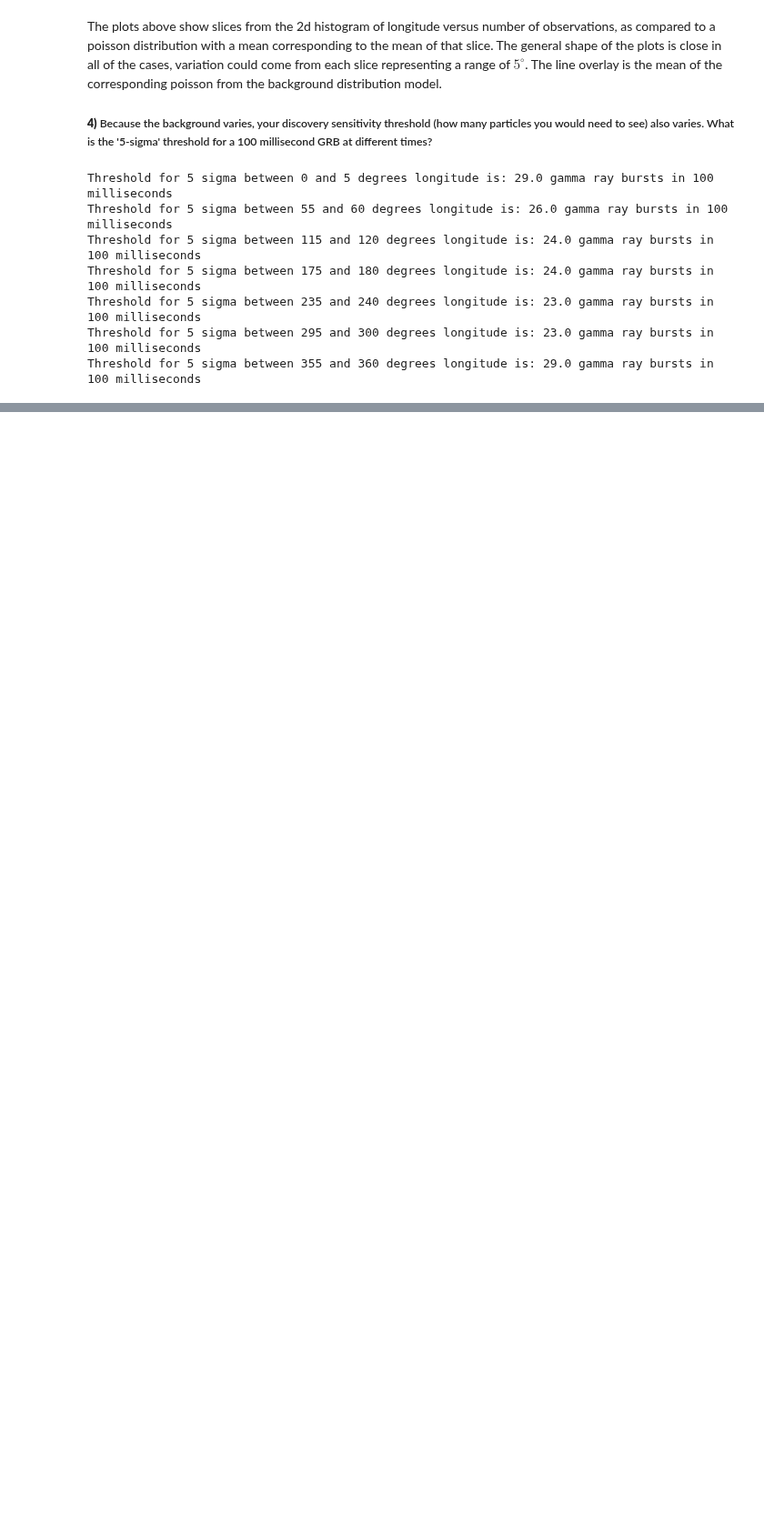
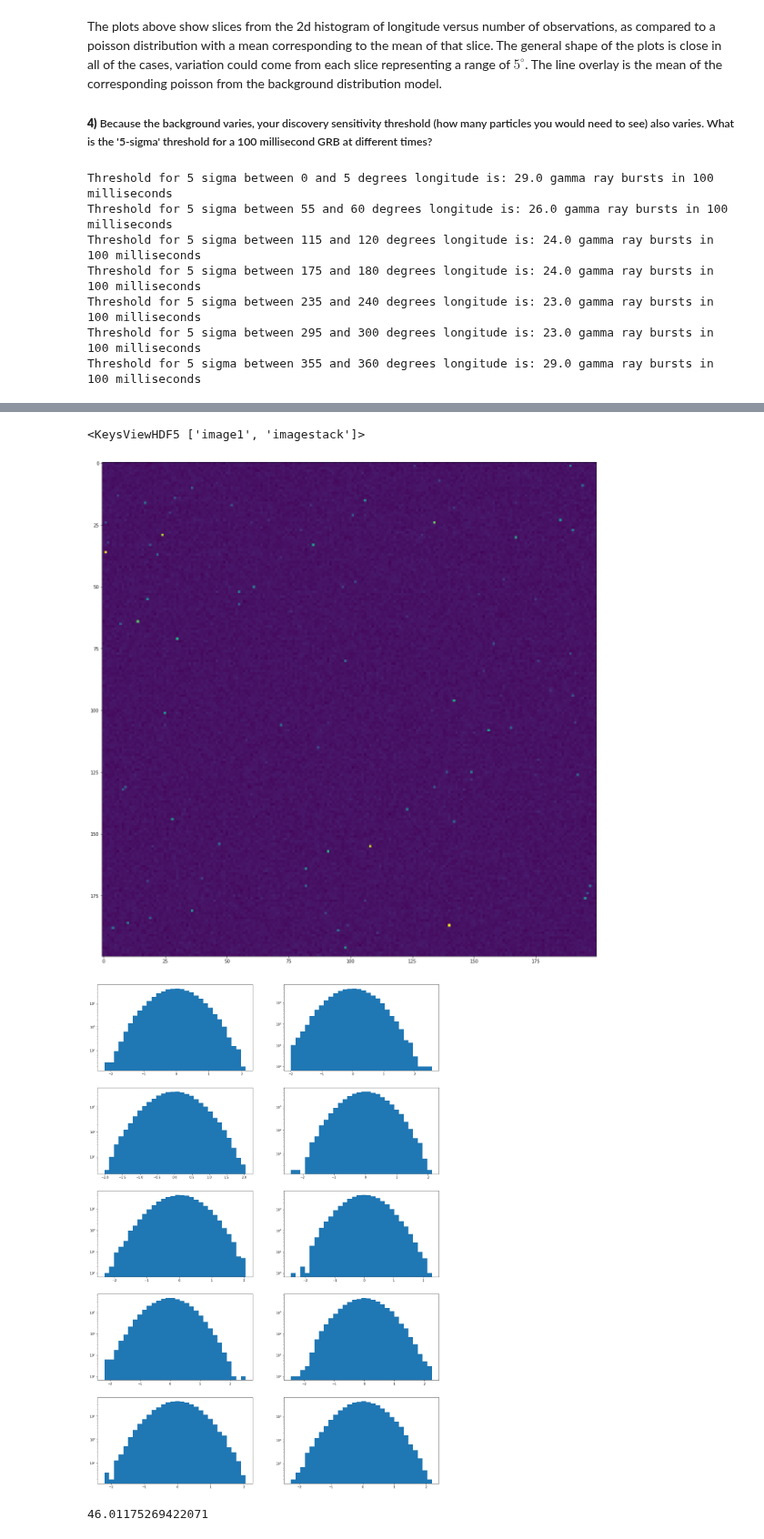
Before and after one commit to jeff-abe/PHYS434, a Jupyter notebook: Lab4.ipynb, the cells around one changed output, grey strips where cells are left out. Shown at 91% size. Saved outputs shown, nothing was run; the diff lists cells and outputs as text; code cells hidden in the pictures; blank space fills up the shorter version.

```diff
--- a/Lab4.ipynb
+++ b/Lab4.ipynb
@@ -190,0 +194,64 @@ Looking for transient signal
+# %%
+hf = h5py.File('images.h5', 'r')
+hf.keys()
+# %% [output]
+<KeysViewHDF5 ['image1', 'imagestack']>
+# %%
+images = np.array(hf.get('imagestack'))
+hf.close()
+# %%
+fig1, ax = plt.subplots(1,1)
+fig2, ((ax1,ax2),(ax3,ax4),(ax5,ax6),(ax7,ax8),(ax9,ax10)) = plt.subplots(5,2)
+np.shape(images)
+mean = images.sum(axis = 2)/10
+highlight = np.zeros((200,200))
+highlight[61,163] = 45
+ax.imshow(images[:,:,1])
+
+
+n = 0
+ax1.hist(np.reshape(images[:,:,n]-mean,40000), bins = 30)
+ax1.set_yscale('log')
+
+n = 1
+ax2.hist(np.reshape(images[:,:,n]-mean,40000), bins = 30)
+ax2.set_yscale('log')
+
+n = 2
+ax3.hist(np.reshape(images[:,:,n]-mean,40000), bins = 30)
+ax3.set_yscale('log')
+
+n = 3
+ax4.hist(np.reshape(images[:,:,n]-mean,40000), bins = 30)
+ax4.set_yscale('log')
+
+n = 4
+ax5.hist(np.reshape(images[:,:,n]-mean,40000), bins = 30)
+ax5.set_yscale('log')
+
+n=5
+ax6.hist(np.reshape(images[:,:,n]-mean,40000), bins = 30)
+ax6.set_yscale('log')
+
+n=6
+ax7.hist(np.reshape(images[:,:,n]-mean,40000), bins = 30)
+ax7.set_yscale('log')
+
+n=7
+ax8.hist(np.reshape(images[:,:,n]-mean,40000), bins = 30)
+ax8.set_yscale('log')
+
+n=8
+ax9.hist(np.reshape(images[:,:,n]-mean,40000), bins = 30)
+ax9.set_yscale('log')
+
+n=9
+ax10.hist(np.reshape(images[:,:,n]-mean,40000), bins = 30)
+ax10.set_yscale('log')
+
+plt.show()
+np.max(images[:,:,0])
+# %% [output]
+[figure, added]
+[figure, added]
+46.01175269422071
```
Also changed, not shown: parts of 3 cells of this notebook.
